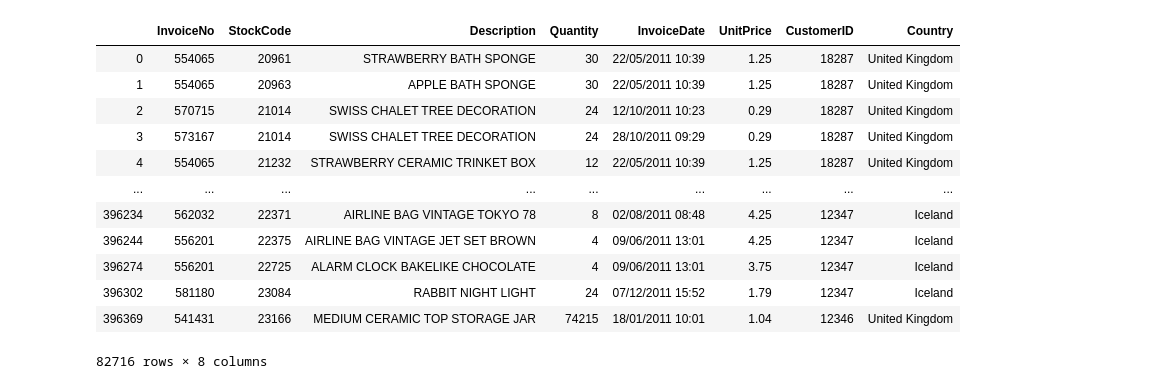
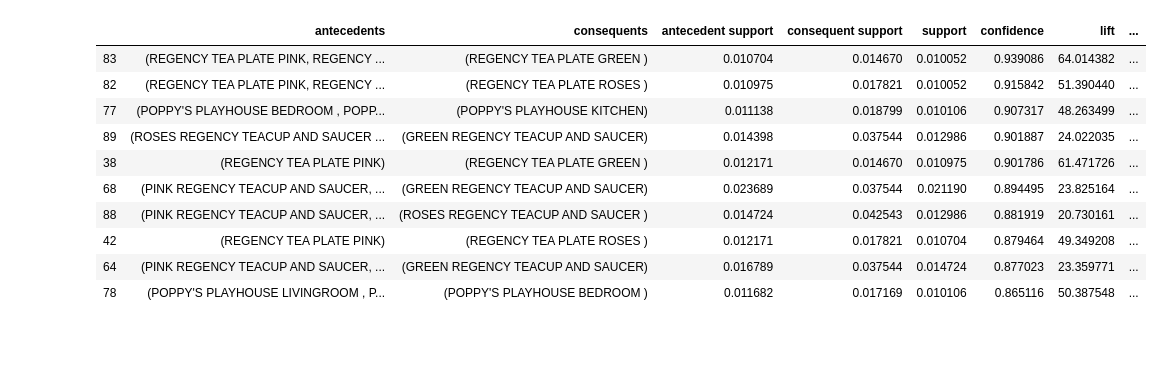
Before and after one commit to codingWithAndy/CSCM35-Big_Data_and_Data_Mining, a Jupyter notebook: Coursework 1/Coursework 1.ipynb, the cells around one changed output. Drawn from its saved outputs; the diff is of its cells as text; code cells hidden in the pictures; blank space fills up the shorter version.

```diff
--- a/Coursework 1/Coursework 1.ipynb
+++ b/Coursework 1/Coursework 1.ipynb
@@ -18,0 +14,31 @@ data = pd.read_csv("OnlineRetail.csv")
+# %%
+def encode(x):
+    if (x <= 0):
+        return 0
+    elif (x >= 1):
+        return 1
+# %%
+def do_apriori(data, minimum_sup, country=''):
+
+    basket = (data.groupby(['CustomerID', 'Description'])['Quantity']
+            .sum().unstack().reset_index().fillna(0)
+            .set_index('CustomerID'))
+
+    if country != "":
+        basket = (data[data['Country'] == country]
+                .groupby(['InvoiceNo', 'Description'])['Quantity']
+                .sum().unstack().reset_index().fillna(0)
+                .set_index('InvoiceNo'))
+
+    basket = (data.groupby(['InvoiceNo', 'Description'])['Quantity']
+            .sum().unstack().reset_index().fillna(0)
+            .set_index('InvoiceNo'))
+
+    basket_sets = basket.applymap(encode)
+
+    frequent_itemsets = apriori(basket_sets, min_support=minimum_sup, use_colnames=True)
+
+    return frequent_itemsets
+# %%
+def do_association_rule(data, picked_metric, picked_threshold):
+    return association_rules(data, metric=picked_metric, min_threshold=picked_threshold)
@@ -18,0 +75,4 @@ data = pd.read_csv("OnlineRetail.csv")
+# %%
+frequent_items = do_apriori(data, 0.01)
+
+frequent_items.head()
@@ -19,19 +86,23 @@ data = pd.read_csv("OnlineRetail.csv")
+# %%
+rules = do_association_rule(frequent_items, "lift", 20)
+
+rules.sort_values('confidence', ascending = False, inplace = True)
+
+rules.head(10)
+# %% [output]
+|  | antecedents | consequents | antecedent support | consequent support | support | confidence | lift | ... |
+| 83 | (REGENCY TEA PLATE PINK, REGENCY ... | (REGENCY TEA PLATE GREEN ) | 0.010704 | 0.014670 | 0.010052 | 0.939086 | 64.014382 | ... |
+| 82 | (REGENCY TEA PLATE PINK, REGENCY ... | (REGENCY TEA PLATE ROSES ) | 0.010975 | 0.017821 | 0.010052 | 0.915842 | 51.390440 | ... |
+| 77 | (POPPY'S PLAYHOUSE BEDROOM , POPP... | (POPPY'S PLAYHOUSE KITCHEN) | 0.011138 | 0.018799 | 0.010106 | 0.907317 | 48.263499 | ... |
+| 89 | (ROSES REGENCY TEACUP AND SAUCER ... | (GREEN REGENCY TEACUP AND SAUCER) | 0.014398 | 0.037544 | 0.012986 | 0.901887 | 24.022035 | ... |
+| 38 | (REGENCY TEA PLATE PINK) | (REGENCY TEA PLATE GREEN ) | 0.012171 | 0.014670 | 0.010975 | 0.901786 | 61.471726 | ... |
+| 68 | (PINK REGENCY TEACUP AND SAUCER, ... | (GREEN REGENCY TEACUP AND SAUCER) | 0.023689 | 0.037544 | 0.021190 | 0.894495 | 23.825164 | ... |
+| 88 | (PINK REGENCY TEACUP AND SAUCER, ... | (ROSES REGENCY TEACUP AND SAUCER ) | 0.014724 | 0.042543 | 0.012986 | 0.881919 | 20.730161 | ... |
+| 42 | (REGENCY TEA PLATE PINK) | (REGENCY TEA PLATE ROSES ) | 0.012171 | 0.017821 | 0.010704 | 0.879464 | 49.349208 | ... |
+| 64 | (PINK REGENCY TEACUP AND SAUCER, ... | (GREEN REGENCY TEACUP AND SAUCER) | 0.016789 | 0.037544 | 0.014724 | 0.877023 | 23.359771 | ... |
+| 78 | (POPPY'S PLAYHOUSE LIVINGROOM , P... | (POPPY'S PLAYHOUSE BEDROOM ) | 0.011682 | 0.017169 | 0.010106 | 0.865116 | 50.387548 | ... |
 # %%
-data.groupby('InvoiceNo').head()
+# data.groupby('InvoiceNo').head()
-# %% [output]
-|  | InvoiceNo | StockCode | Description | Quantity | InvoiceDate | UnitPrice | CustomerID | Country |
-| 0 | 554065 | 20961 | STRAWBERRY BATH SPONGE | 30 | 22/05/2011 10:39 | 1.25 | 18287 | United Kingdom |
-| 1 | 554065 | 20963 | APPLE BATH SPONGE | 30 | 22/05/2011 10:39 | 1.25 | 18287 | United Kingdom |
-| 2 | 570715 | 21014 | SWISS CHALET TREE DECORATION | 24 | 12/10/2011 10:23 | 0.29 | 18287 | United Kingdom |
-| 3 | 573167 | 21014 | SWISS CHALET TREE DECORATION | 24 | 28/10/2011 09:29 | 0.29 | 18287 | United Kingdom |
-| 4 | 554065 | 21232 | STRAWBERRY CERAMIC TRINKET BOX | 12 | 22/05/2011 10:39 | 1.25 | 18287 | United Kingdom |
-| ... | ... | ... | ... | ... | ... | ... | ... | ... |
-| 396234 | 562032 | 22371 | AIRLINE BAG VINTAGE TOKYO 78 | 8 | 02/08/2011 08:48 | 4.25 | 12347 | Iceland |
-| 396244 | 556201 | 22375 | AIRLINE BAG VINTAGE JET SET BROWN | 4 | 09/06/2011 13:01 | 4.25 | 12347 | Iceland |
-| 396274 | 556201 | 22725 | ALARM CLOCK BAKELIKE CHOCOLATE | 4 | 09/06/2011 13:01 | 3.75 | 12347 | Iceland |
-| 396302 | 581180 | 23084 | RABBIT NIGHT LIGHT | 24 | 07/12/2011 15:52 | 1.79 | 12347 | Iceland |
-| 396369 | 541431 | 23166 | MEDIUM CERAMIC TOP STORAGE JAR | 74215 | 18/01/2011 10:01 | 1.04 | 12346 | United Kingdom |
-82716 rows × 8 columns
 # %%
 transaction_series = data.groupby(['InvoiceNo'])['StockCode'].apply(list)
 transaction_df = pd.DataFrame(transaction_series).rename(columns={'StockCode':'Items'})
```
Also changed, not shown: parts of 9 cells of this notebook, 4 other files.
